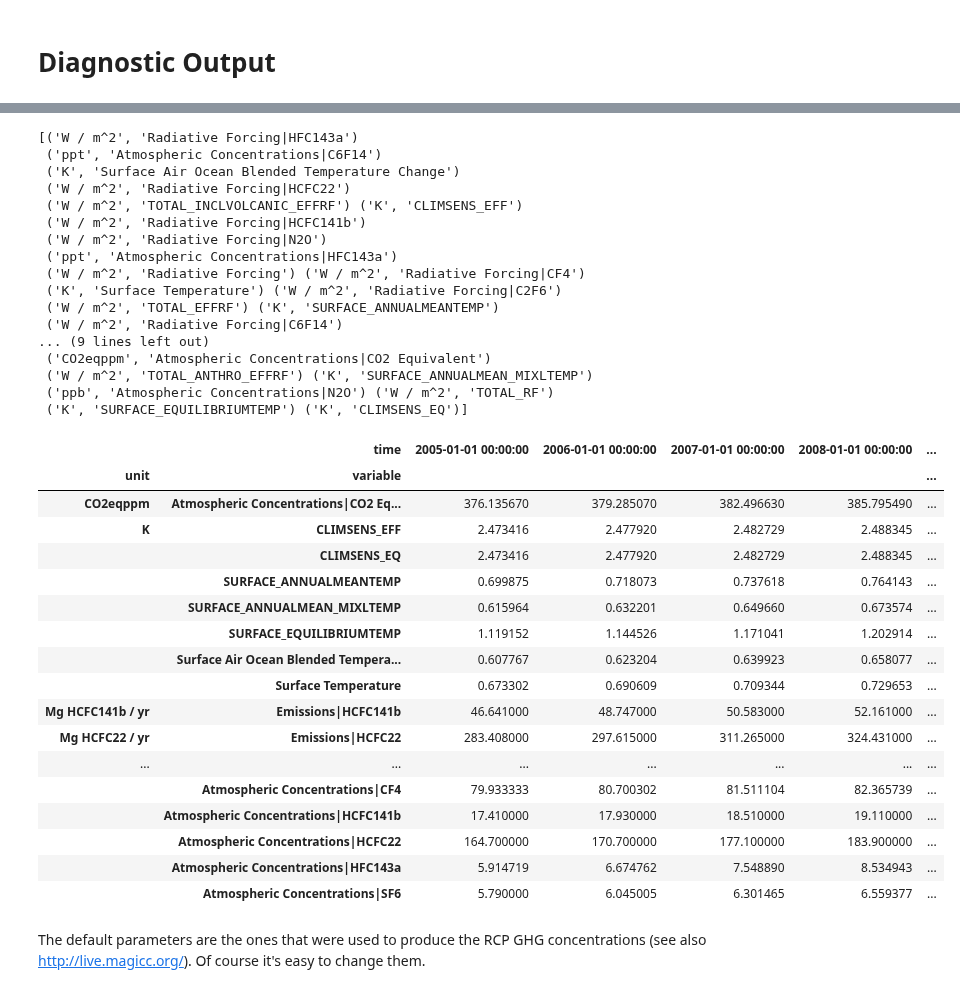
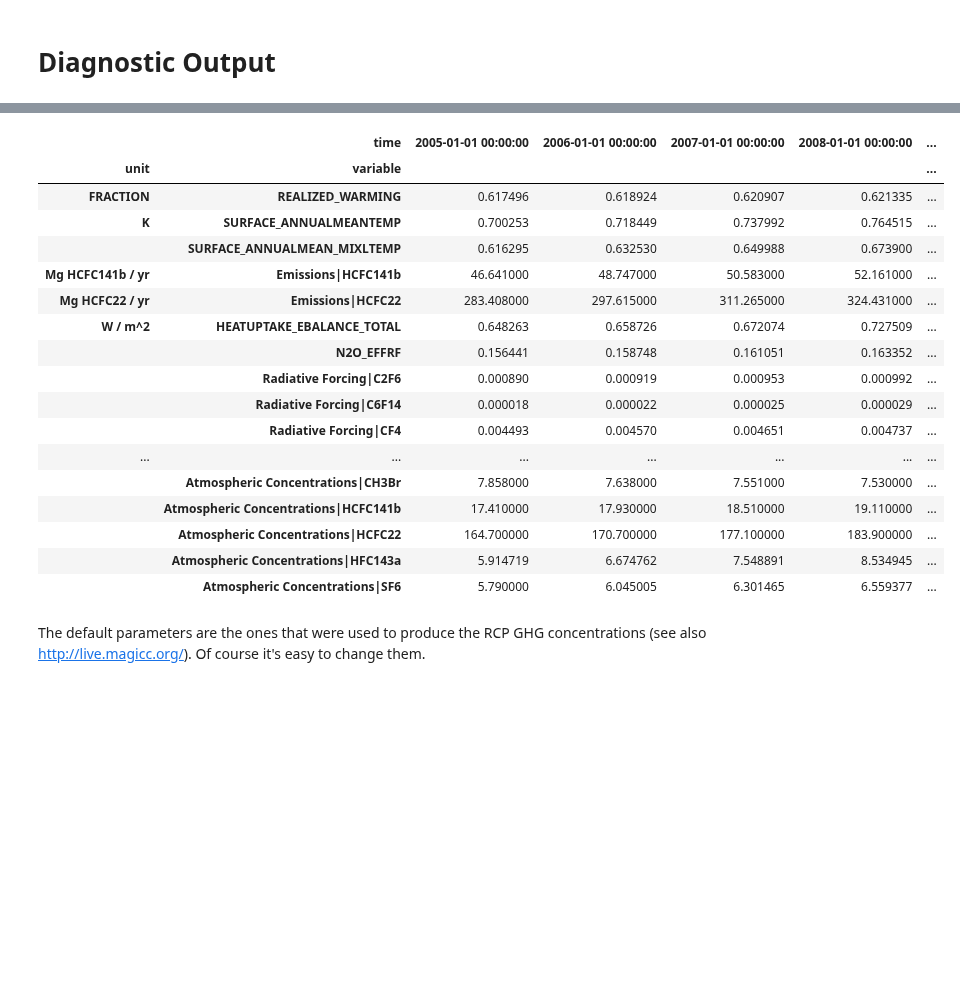
Before and after one commit to hsbay/cdrmex, a Jupyter notebook: ONCtests.ipynb, the cells around one changed output, grey strips where cells are left out. Drawn from its saved outputs; the diff is of its cells as text; code cells hidden in the pictures; blank space fills up the shorter version.

```diff
--- a/ONCtests.ipynb
+++ b/ONCtests.ipynb
@@ -162,11 +147,11 @@ timepts = timepts.sort_values(by='year')
 n0dates = [nzst, 2100]
 
 # harmonize to GCB(2020) FF+luc Ghg
-# https://doi.org/10.18160/GCP-2020
-# [2010-2020]
-FF=[9.04, 9.34, 9.49, 9.55, 9.62, 9.61, 9.61, 9.74, 9.94, 9.95, 9.3]
-# 2005, [2010-2020]
-luc=[1.42, 1.46, 1.38, 1.49, 1.53, 1.65, 1.70, 1.56, 1.52, 1.55, 1.80, 1.6]
+# https://doi.org/10.18160/GCP-2020, 9.4 est 2021
+# [2010-2021]
+FF=[9.04, 9.34, 9.49, 9.55, 9.62, 9.61, 9.61, 9.74, 9.94, 9.95, 9.3, 9.4]
+# 2005, [2010-2021]
+luc=[1.42, 1.46, 1.38, 1.49, 1.53, 1.65, 1.70, 1.56, 1.52, 1.55, 1.80, 1.6, 1]
 # %%
 ems_ff = 'Emissions|CO2|MAGICC Fossil and Industrial'
 ems_luc = 'Emissions|CO2|MAGICC AFOLU'
@@ -211,27 +196,23 @@ def decline(ems, dates, xrate, df):
     df.loc[ndf.index.values] = ndf
     return df
 
-
 df = CCC_df.copy()
-dates = [2010, 2020]
+dates = [2010, 2021]
 df = dtspn( ems_ff, dates, FF, df)
-dates = [2005, 2020]
+dates = [2005, 2021]
 df = dtspn( ems_luc, dates, luc, df)
 df = kigali(ki_mo_ghgs_F, df)
 xrate = -0.336
-dates = [2020, 2049]
+dates = [2021, 2049]
 df = decline(methane, dates, xrate, df)
-# strip CO₂ FF, Luc, NH3 from index.values, broken_ODS, kigali
+# strip CO₂ FF, Luc, NH3 from index.values, broken_ODSg, kigali
 net0 = df.index.get_level_values(6)[[2,4,5,6,7,8,9]]
 val = (0)
 df = dtspn( net0, n0dates, val, df)
-#bkn0 = df.index.get_level_values(6)[[3,11,12,13,19,22]]
-#bkval = (-90)
-#dts = [nzst, nzst+1]
-#df = dtspn( bkn0, dts, bkval, df)
-#bkval = (0)
-#dts = [nzst+2, 2100]
-#df = dtspn( bkn0, dts, bkval, df)
+bkn0 = df.index.get_level_values(6)[[3,11,12,13,19,22]]
+bkval = (0)
+dts = [sndnz, 2100]
+df = dtspn( bkn0, dts, bkval, df)
 
 CCC_df = df.copy()
 
@@ -244,12 +225,12 @@ landsnc_remainingYr = CCCxLuC/(2100 - Bkyr)
 
 AC_2050 = AnthroC - CCCxFF
 Peak_to_bk_yr = AC_2050/((Bkyr) - CRsyr)
-Remaining_per_yr = CCCxFF/(2100 - Bkyr)
+Remaining_per_yr = (CCCxFF-skew)/(2100 - Bkyr)
 
 # Set removal according to forumlas in previous cell
-CCC_df.loc[emsluc, datetime(2025,1,1) : datetime(2049,1,1)] = -landsnk_yrly
+CCC_df.loc[emsluc, datetime(CRsyr,1,1) : datetime(2049,1,1)] = -landsnk_yrly
 CCC_df.loc[emsluc, datetime(2050,1,1) : datetime(2099,1,1)] = -landsnc_remainingYr
-CCC_df.loc[emsf, datetime(2025,1,1) : datetime(2049,1,1)] = -Peak_to_bk_yr
+CCC_df.loc[emsf, datetime(CRsyr,1,1) : datetime(2049,1,1)] = -Peak_to_bk_yr
 CCC_df.loc[emsf, datetime(2050,1,1) : datetime(2099,1,1)] = -Remaining_per_yr
 # %%
 # Zero out data past 2100
@@ -526,45 +473,28 @@ dtype: float64
 # %%
 dfdebug2050 = res.filter(scenario="CCCx2050",region="World").timeseries().xs([
     'MAGICC6','CDRex','World','CCCx2050','not_relevant'],
     level = ['climate_model','model','region','scenario','todo'])
 newdf = dfdebug2050.loc[ (dfdebug2050[ datetime(2028,1,1,0)] < dfdebug2050[datetime(2029,1,1,0)]) & (dfdebug2050[ datetime(2028,1,1,0)] > 0)   ]
-print(newdf.index.values)
-newdf.loc[:,datetime(2005,1,1,0):datetime(2060,1,1,0)].sort_index().style
+#print(newdf.index.values)
+newdf.loc[:,datetime(2005,1,1,0):datetime(2050,1,1,0)].sort_index().style
 # %% [output]
-[('W / m^2', 'Radiative Forcing|HFC143a')
- ('ppt', 'Atmospheric Concentrations|C6F14')
- ('K', 'Surface Air Ocean Blended Temperature Change')
- ('W / m^2', 'Radiative Forcing|HCFC22')
- ('W / m^2', 'TOTAL_INCLVOLCANIC_EFFRF') ('K', 'CLIMSENS_EFF')
- ('W / m^2', 'Radiative Forcing|HCFC141b')
- ('W / m^2', 'Radiative Forcing|N2O')
- ('ppt', 'Atmospheric Concentrations|HFC143a')
- ('W / m^2', 'Radiative Forcing') ('W / m^2', 'Radiative Forcing|CF4')
- ('K', 'Surface Temperature') ('W / m^2', 'Radiative Forcing|C2F6')
- ('W / m^2', 'TOTAL_EFFRF') ('K', 'SURFACE_ANNUALMEANTEMP')
- ('W / m^2', 'Radiative Forcing|C6F14')
-... (9 lines left out)
- ('CO2eqppm', 'Atmospheric Concentrations|CO2 Equivalent')
- ('W / m^2', 'TOTAL_ANTHRO_EFFRF') ('K', 'SURFACE_ANNUALMEAN_MIXLTEMP')
- ('ppb', 'Atmospheric Concentrations|N2O') ('W / m^2', 'TOTAL_RF')
- ('K', 'SURFACE_EQUILIBRIUMTEMP') ('K', 'CLIMSENS_EQ')]
 |  | time | 2005-01-01 00:00:00 | 2006-01-01 00:00:00 | 2007-01-01 00:00:00 | 2008-01-01 00:00:00 | ... |
 | unit | variable |  |  |  |  | ... |
-| CO2eqppm | Atmospheric Concentrations|CO2 Eq... | 376.135670 | 379.285070 | 382.496630 | 385.795490 | ... |
-| K | CLIMSENS_EFF | 2.473416 | 2.477920 | 2.482729 | 2.488345 | ... |
-|  | CLIMSENS_EQ | 2.473416 | 2.477920 | 2.482729 | 2.488345 | ... |
-|  | SURFACE_ANNUALMEANTEMP | 0.699875 | 0.718073 | 0.737618 | 0.764143 | ... |
-|  | SURFACE_ANNUALMEAN_MIXLTEMP | 0.615964 | 0.632201 | 0.649660 | 0.673574 | ... |
-|  | SURFACE_EQUILIBRIUMTEMP | 1.119152 | 1.144526 | 1.171041 | 1.202914 | ... |
-|  | Surface Air Ocean Blended Tempera... | 0.607767 | 0.623204 | 0.639923 | 0.658077 | ... |
-|  | Surface Temperature | 0.673302 | 0.690609 | 0.709344 | 0.729653 | ... |
+| FRACTION | REALIZED_WARMING | 0.617496 | 0.618924 | 0.620907 | 0.621335 | ... |
+| K | SURFACE_ANNUALMEANTEMP | 0.700253 | 0.718449 | 0.737992 | 0.764515 | ... |
+|  | SURFACE_ANNUALMEAN_MIXLTEMP | 0.616295 | 0.632530 | 0.649988 | 0.673900 | ... |
 | Mg HCFC141b / yr | Emissions|HCFC141b | 46.641000 | 48.747000 | 50.583000 | 52.161000 | ... |
 | Mg HCFC22 / yr | Emissions|HCFC22 | 283.408000 | 297.615000 | 311.265000 | 324.431000 | ... |
+| W / m^2 | HEATUPTAKE_EBALANCE_TOTAL | 0.648263 | 0.658726 | 0.672074 | 0.727509 | ... |
+|  | N2O_EFFRF | 0.156441 | 0.158748 | 0.161051 | 0.163352 | ... |
+|  | Radiative Forcing|C2F6 | 0.000890 | 0.000919 | 0.000953 | 0.000992 | ... |
+|  | Radiative Forcing|C6F14 | 0.000018 | 0.000022 | 0.000025 | 0.000029 | ... |
+|  | Radiative Forcing|CF4 | 0.004493 | 0.004570 | 0.004651 | 0.004737 | ... |
 | ... | ... | ... | ... | ... | ... | ... |
-|  | Atmospheric Concentrations|CF4 | 79.933333 | 80.700302 | 81.511104 | 82.365739 | ... |
+|  | Atmospheric Concentrations|CH3Br | 7.858000 | 7.638000 | 7.551000 | 7.530000 | ... |
 |  | Atmospheric Concentrations|HCFC141b | 17.410000 | 17.930000 | 18.510000 | 19.110000 | ... |
 |  | Atmospheric Concentrations|HCFC22 | 164.700000 | 170.700000 | 177.100000 | 183.900000 | ... |
-|  | Atmospheric Concentrations|HFC143a | 5.914719 | 6.674762 | 7.548890 | 8.534943 | ... |
+|  | Atmospheric Concentrations|HFC143a | 5.914719 | 6.674762 | 7.548891 | 8.534945 | ... |
 |  | Atmospheric Concentrations|SF6 | 5.790000 | 6.045005 | 6.301465 | 6.559377 | ... |
 # %% [markdown]
 The default parameters are the ones that were used to produce the RCP GHG concentrations (see also http://live.magicc.org/). Of course it's easy to change them.
```
Also changed, not shown: parts of 15 cells of this notebook.
